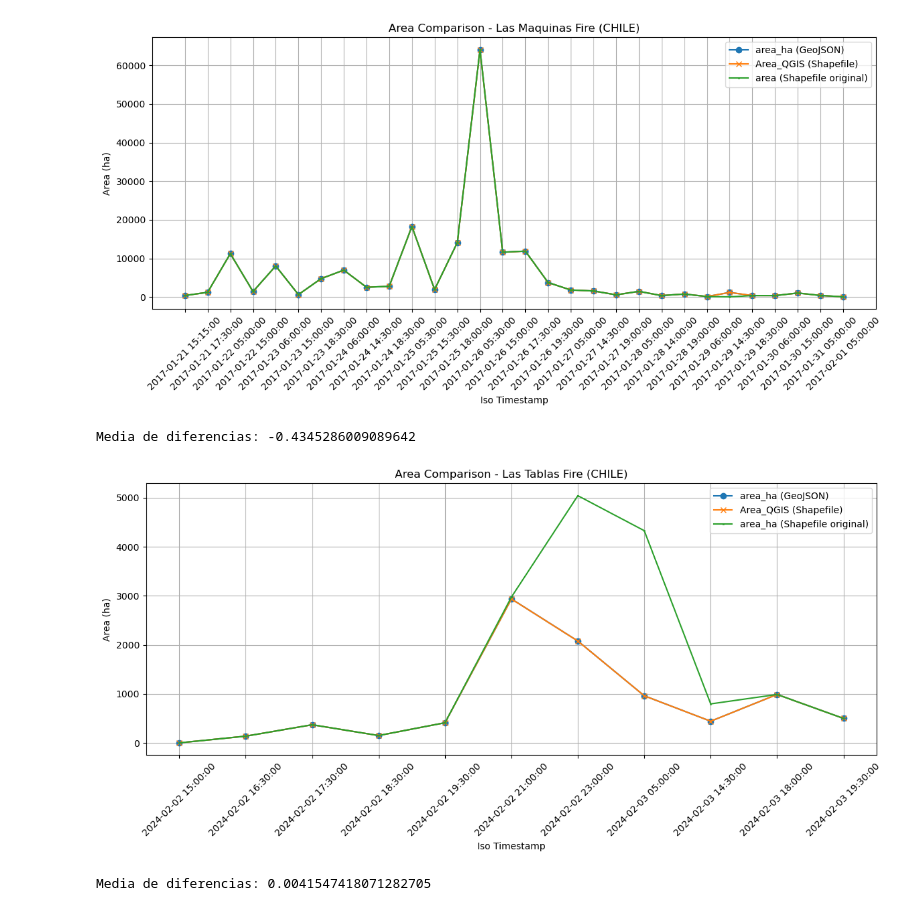
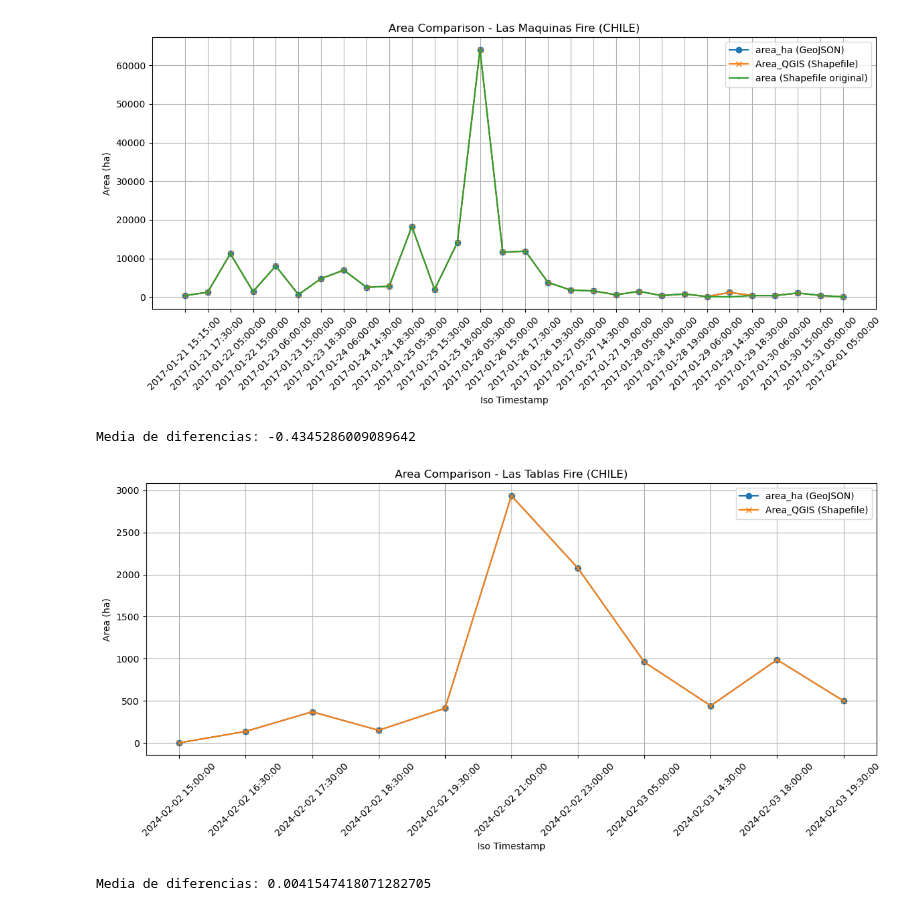
Before and after one commit to PAULA-OLI/Geo_Data_NERO, a Jupyter notebook: Mean_Area_Difference.ipynb, the cells around one changed output. Saved outputs shown, nothing was run; the diff lists cells and outputs as text; code cells hidden in the pictures.

Commit message:
Graphs looking good

```diff
--- a/Mean_Area_Difference.ipynb
+++ b/Mean_Area_Difference.ipynb
@@ -539,10 +529,6 @@ gdf_json_f = gdf_json[gdf_json['iso_timestamp'].notna()]
 # Seleccionar columnas relevantes (usar las copias filtradas)
 # Incluir 'area_ha' si existe en el shapefile original
 shp_cols = ['utc_date', 'Area_QGIS']
-if 'area_ha' in gdf_shp_f.columns:
-    shp_cols.append('area_ha')   # añadimos la columna 'area_ha' para agrupar/plotear
-else:
-    print("Aviso: la columna 'area_ha' no existe en el shapefile. No se añadirá esa serie al gráfico.")
 
 df_shp = gdf_shp_f[shp_cols]
 df_json = gdf_json_f[['iso_timestamp', 'area_ha']]
@@ -560,51 +546,37 @@ df_merged = pd.merge(
     how='inner'
 )
 
-# Si hay colisiones de nombre (area_ha_x / area_ha_y), renombrar para claridad:
-if 'area_ha_x' in df_merged.columns and 'area_ha_y' in df_merged.columns:
-    # area_ha_x viene del shapefile (left), area_ha_y del GeoJSON (right)
-    df_merged = df_merged.rename(columns={'area_ha_x': 'area_ha_shp', 'area_ha_y': 'area_ha'})
-# Si sólo existe 'area_ha' esa columna será la del GeoJSON (como antes). Si sólo existe 'area_ha' del shp,
-# no hay conflicto y se mantiene como 'area_ha' (pero normalmente df_json aporta area_ha).
 
 # Ahora puedes calcular la diferencia y la media de diferencias
 # Usamos la columna 'area_ha' del GeoJSON y 'Area_QGIS' del shapefile
 df_merged['diferencia'] = df_merged['Area_QGIS'] - df_merged['area_ha']
 media_diferencias = df_merged['diferencia'].mean()
 print("Media de diferencias:", media_diferencias)
 
 import matplotlib.pyplot as plt
 plt.figure(figsize=(12,6))
 
 # Posiciones numéricas equiespaciadas para X
 posiciones = list(range(len(df_merged)))
 
 # Ploteo de las series existentes
 plt.plot(posiciones, df_merged['area_ha'], marker='o', label='area_ha (GeoJSON)')
 plt.plot(posiciones, df_merged['Area_QGIS'], marker='x', label='Area_QGIS (Shapefile)')
 
-# Si existe la columna 'area_ha_shp' (o 'area_ha' del shp sin conflicto), añadirla al gráfico:
-if 'area_ha_shp' in df_merged.columns:
-    plt.plot(posiciones, df_merged['area_ha_shp'], marker='s', markersize=2, markeredgewidth=0.4, label='area_ha (Shapefile original)')
-elif 'area_ha' in df_merged.columns and 'area_ha_shp' not in df_merged.columns and 'area_ha' in df_shp_grouped.columns:
-    # Caso en que sólo existía area_ha en el shapefile y df_json no aportó area_ha (poco frecuente)
-    plt.plot(posiciones, df_merged['area_ha'], marker='s', markersize=2, markeredgewidth=0.4, label='area_ha (Shapefile original)')
-
 plt.xlabel('Iso Timestamp')
 plt.ylabel('Area (ha)')
 plt.title('Area Comparison - Las Tablas Fire (CHILE)')
 plt.legend()
 plt.grid()
 
-# Formatear etiquetas del eje X con fechas, usando las posiciones equiespaciadas (usar utc_date)
 fechas = df_merged['utc_date'].dt.strftime('%Y-%m-%d %H:%M:%S').tolist()
 plt.xticks(ticks=posiciones, labels=fechas, rotation=45)
 
 plt.tight_layout()
 plt.show()
 # %% [output]
 Media de diferencias: -0.4345286009089642
-[figure, old version]
+[figure, new version]
 # %%
 #### LA ESTRELLA 2020
 
```
Also changed, not shown: parts of 7 cells of this notebook, 1 other file.
